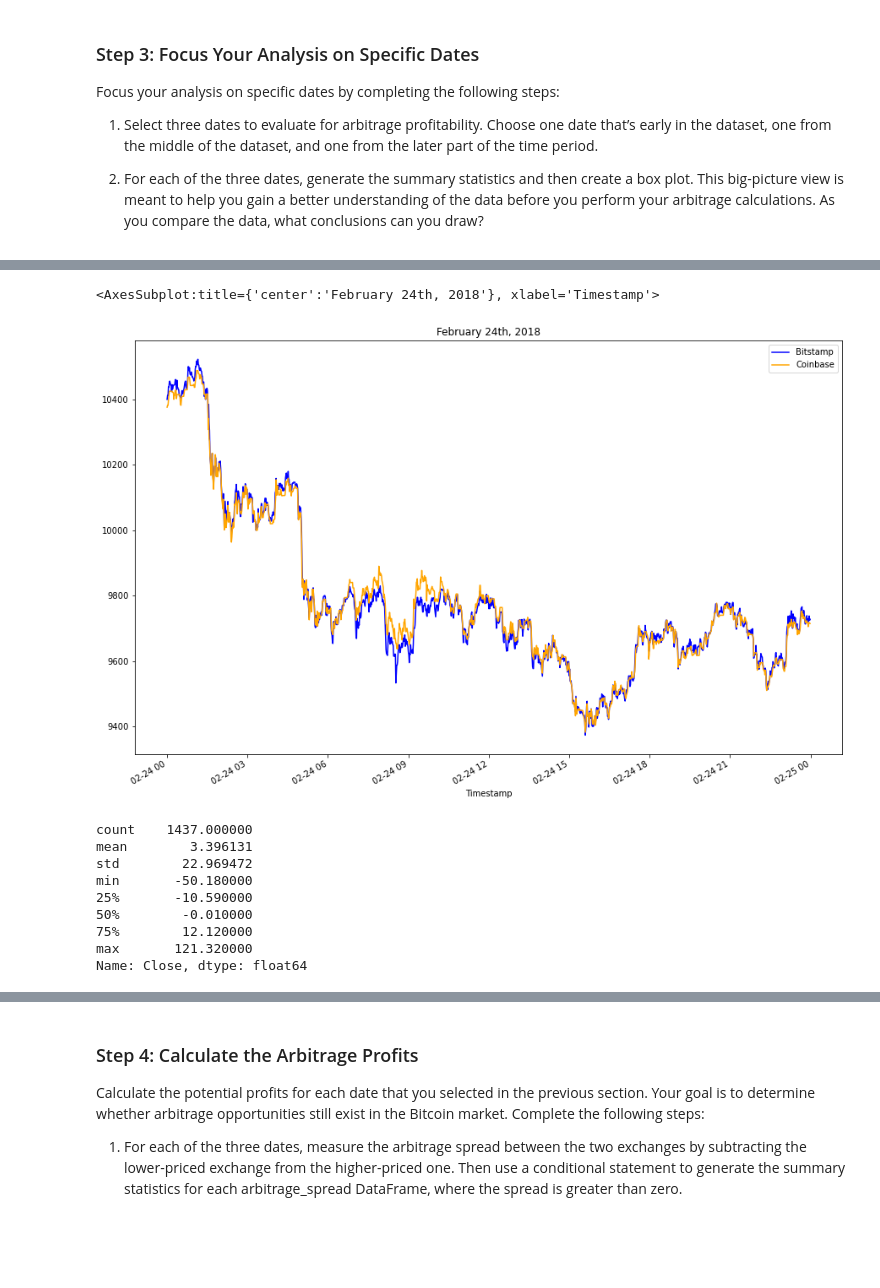
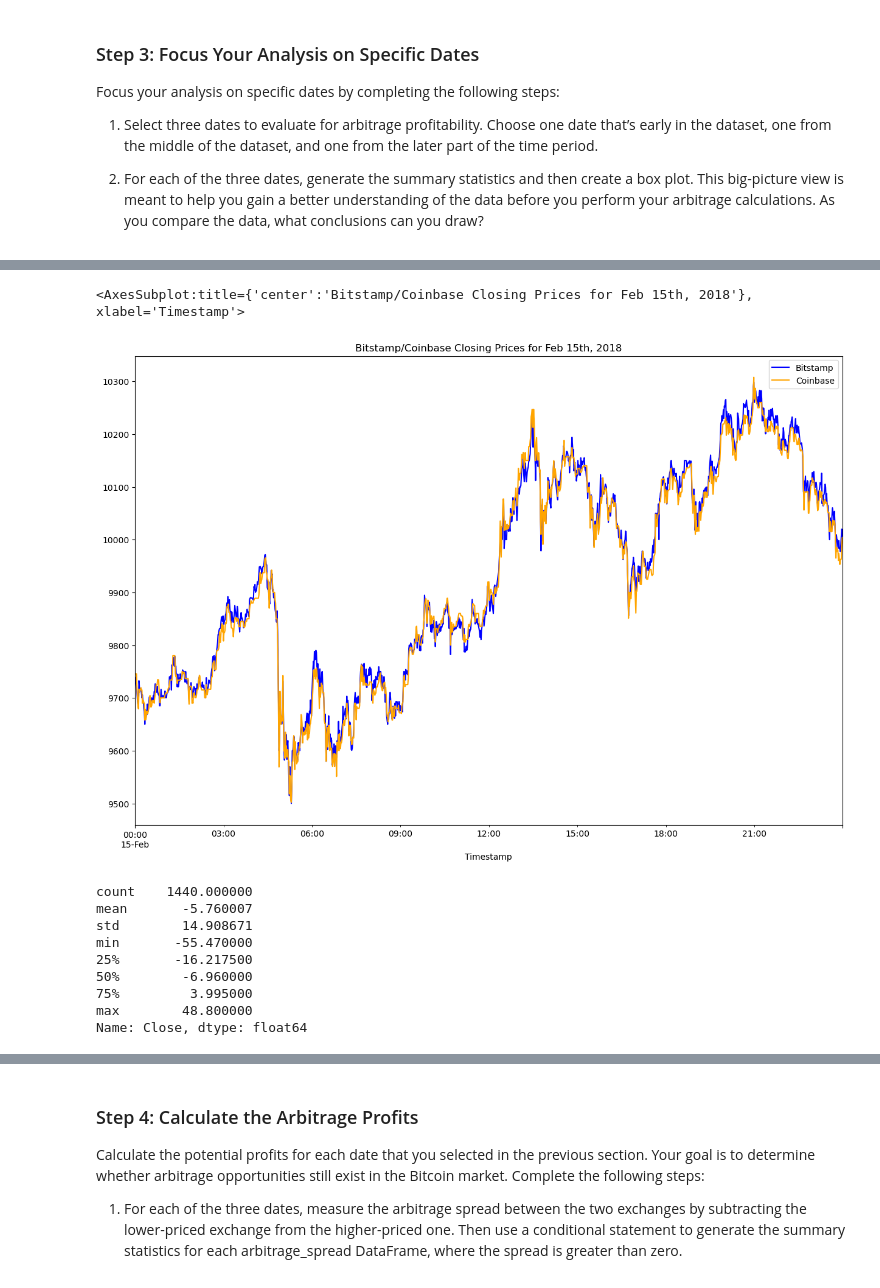
Before and after one commit to devops4cloud/fintech_module3_challenge, a Jupyter notebook: crypto_arbitrage.ipynb, the cells around one changed output, grey strips where cells are left out. Cells and saved outputs as stored; diff of their text form; code cells hidden in the pictures; blank space fills up the shorter version.

```diff
--- a/crypto_arbitrage.ipynb
+++ b/crypto_arbitrage.ipynb
@@ -399,26 +400,27 @@ Name: Close, dtype: float64
 # %%
 # Create an overlay plot that visualizes the two dataframes over a period of one day from the middle of the dataset.
 # Be sure that the plots include the parameters `legend`, `figsize`, `title`, `color` and `label`
-# YOUR CODE HERE
+bitstamp_sliced.loc['2018-02-15'].plot(legend=True, figsize=(15, 10), title="Bitstamp/Coinbase Closing Prices for Feb 15th, 2018", color="blue", label="Bitstamp")
+coinbase_sliced.loc['2018-02-15'].plot(legend=True, figsize=(15, 10), title="Bitstamp/Coinbase Closing Prices for Feb 15th, 2018", color="orange", label="Coinbase")
 # %% [output]
-<AxesSubplot:title={'center':'February 24th, 2018'}, xlabel='Timestamp'>
+<AxesSubplot:title={'center':'Bitstamp/Coinbase Closing Prices for Feb 15th, 2018'}, xlabel='Timestamp'>
-[figure, old version]
+[figure, new version]
 # %%
 # Using the date in the middle that you have selected, calculate the arbitrage spread
 # by subtracting the bitstamp lower closing prices from the coinbase higher closing prices
-arbitrage_spread_middle = # YOUR CODE HERE
+arbitrage_spread_middle = coinbase_sliced.loc['2018-02-15'] - bitstamp_sliced.loc['2018-02-15']
 
 # Generate summary statistics
-# YOUR CODE HERE
+arbitrage_spread_middle.describe()
 # %% [output]
-count    1437.000000
-mean        3.396131
-std        22.969472
-min       -50.180000
-25%       -10.590000
-50%        -0.010000
-75%        12.120000
-max       121.320000
+count    1440.000000
+mean       -5.760007
+std        14.908671
+min       -55.470000
+25%       -16.217500
+50%        -6.960000
+75%         3.995000
+max        48.800000
 Name: Close, dtype: float64
 # %%
 # Visualize the arbitrage spread from the middle of the dataset in a box plot
```
Also changed, not shown: parts of 7 cells of this notebook.
